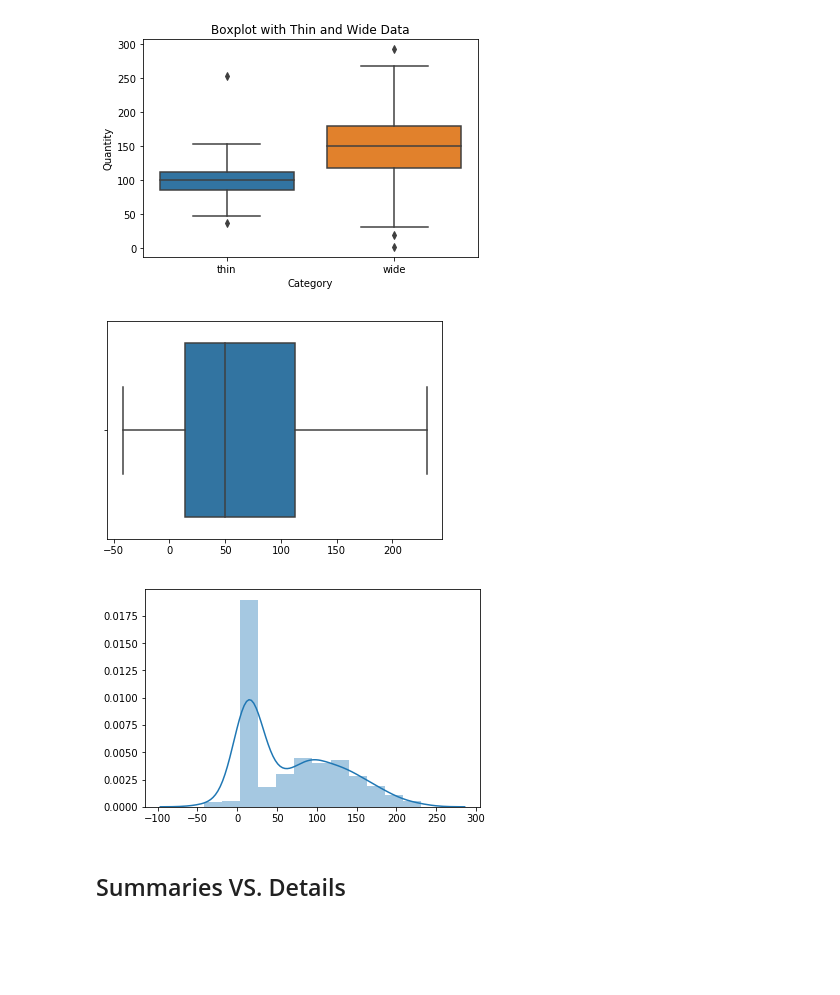
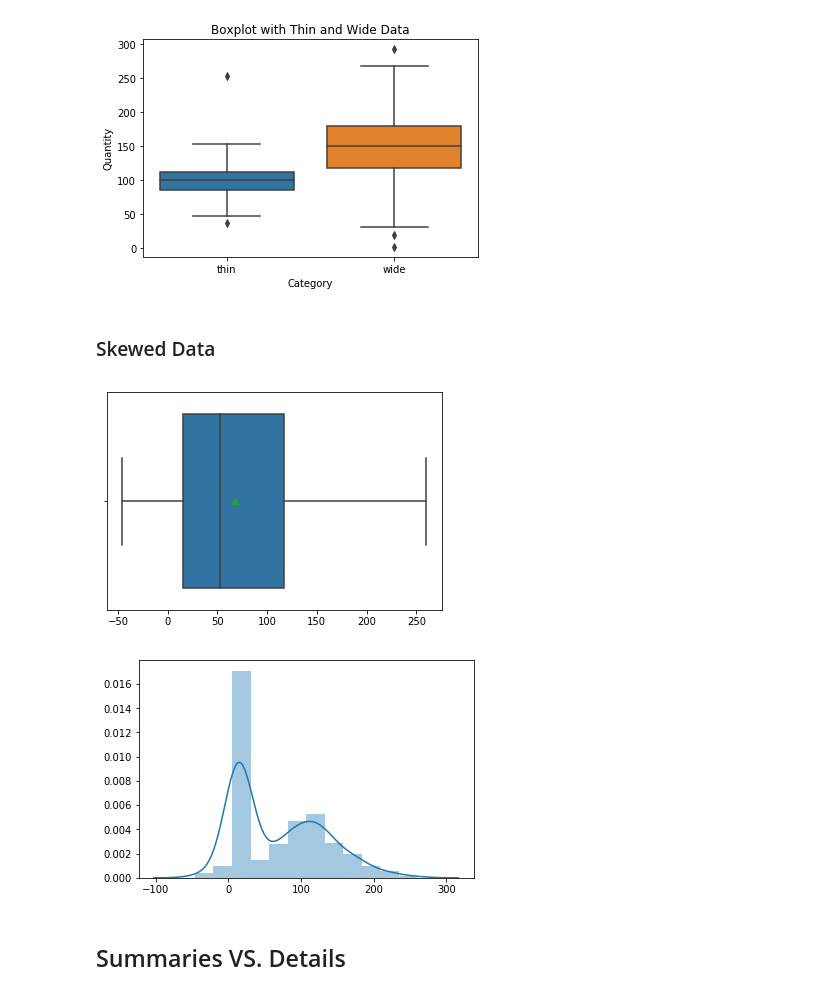
Before and after one commit to dermotkel/fundamentals-project, a Jupyter notebook: Fundamentals - Project.ipynb, the cells around one changed output. Saved outputs shown, nothing was run; the diff lists cells and outputs as text; code cells hidden in the pictures; blank space fills up the shorter version.

Commit message:
Started Skewed Data

```diff
--- a/Fundamentals - Project.ipynb
+++ b/Fundamentals - Project.ipynb
@@ -157,28 +157,30 @@ plt.ylabel('Quantity')
 # %% [output]
 Text(0,0.5,'Quantity')
 [figure]
+# %% [markdown]
+### Skewed Data
 # %%
 x = np.random.normal(100, 50, size=300)
 y = []
 for i in x:
  q = np.rint(i)
  y.append(q)
 
 for i in range(200):
     i = np.random.randint(10,20)
     y.append(i)
 
 
 y = pd.Series(y)
 
-sns.boxplot(y)
+sns.boxplot(y, showmeans=True)
 plt.show()
 
 sns.distplot(y)
 plt.show()
 # %% [output]
-[figure, old version]
+[figure, new version]
-[figure, old version]
+[figure, new version]
 # %% [markdown]
 ## Summaries VS. Details
 # %% [markdown]
```
Also changed, not shown: parts of 2 cells of this notebook.
